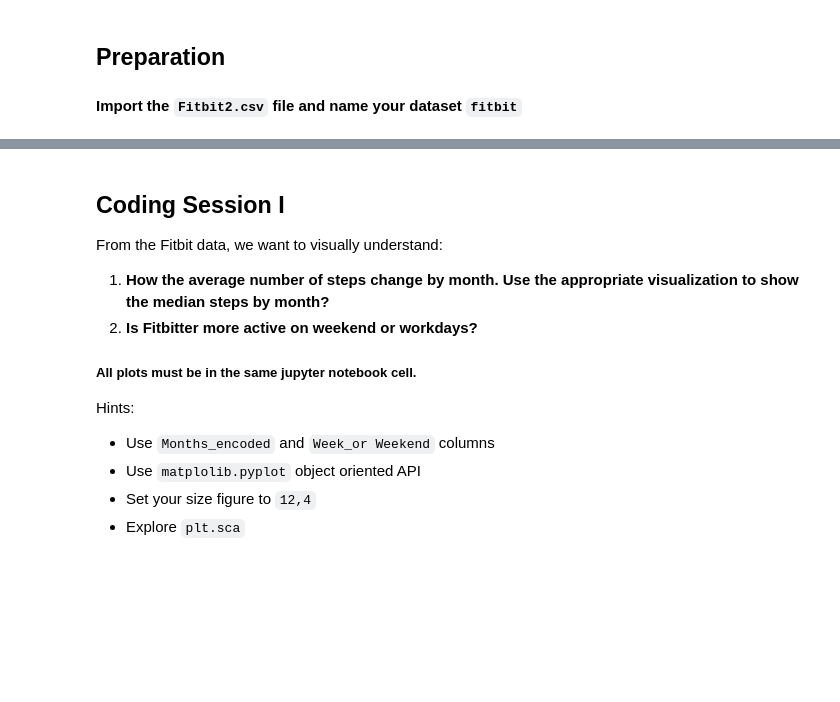
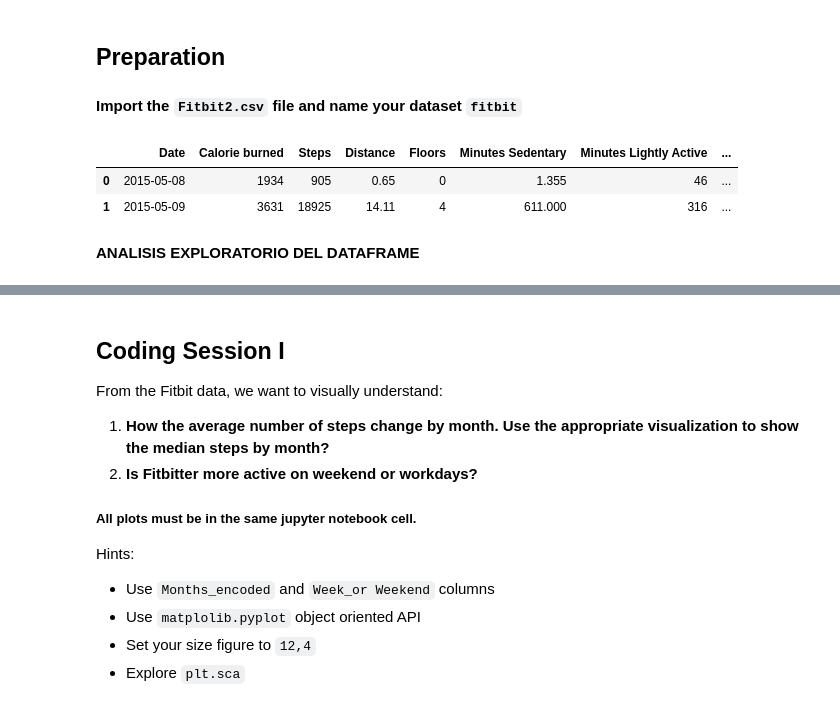
Before and after one commit to Ironhack-Part-Time-Enero2022/lab-visualization-extra, a Jupyter notebook: challenge-1.ipynb, the cells around one changed output, grey strips where cells are left out. Cells and saved outputs as stored; diff of their text form; code cells hidden in the pictures; blank space fills up the shorter version.

```diff
--- a/challenge-1.ipynb
+++ b/challenge-1.ipynb
@@ -5,17 +5,22 @@
 # %%
 # import libraries here
 import pandas as pd
-'''
 import numpy as np
 import matplotlib.pyplot as plt
 import seaborn as sns
-%matplotlib inline
-'''
+#%matplotlib inline
+
+pd.options.display.max_columns = None
 # %% [markdown]
 ## Preparation
 
 #### Import the `Fitbit2.csv` file and name your dataset `fitbit`
 # %%
 fitbit=pd.read_csv('data/Fitbit2.csv')
-
-fitbit.head()
+fitbit.head(2)
+# %% [output]
+|  | Date | Calorie burned | Steps | Distance | Floors | Minutes Sedentary | Minutes Lightly Active | ... |
+| 0 | 2015-05-08 | 1934 | 905 | 0.65 | 0 | 1.355 | 46 | ... |
+| 1 | 2015-05-09 | 3631 | 18925 | 14.11 | 4 | 611.000 | 316 | ... |
+# %% [markdown]
+**ANALISIS EXPLORATORIO DEL DATAFRAME**
```
Also changed, not shown: parts of 5 cells of this notebook.
